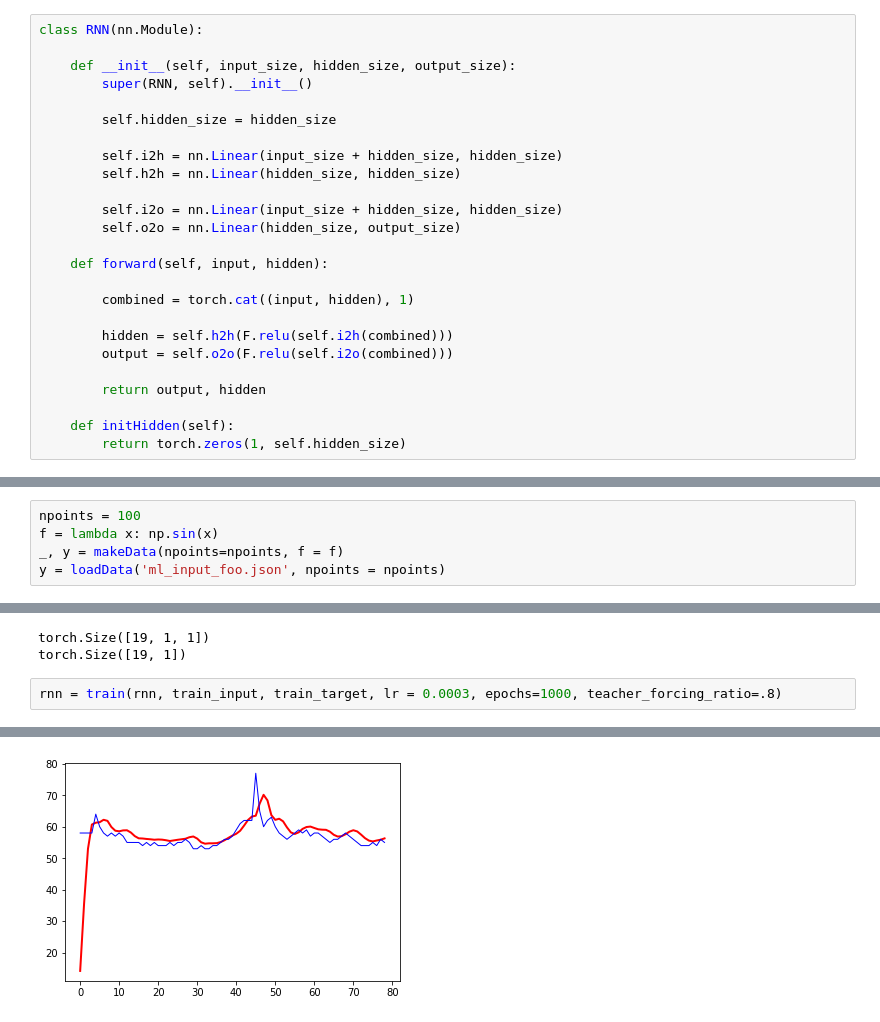
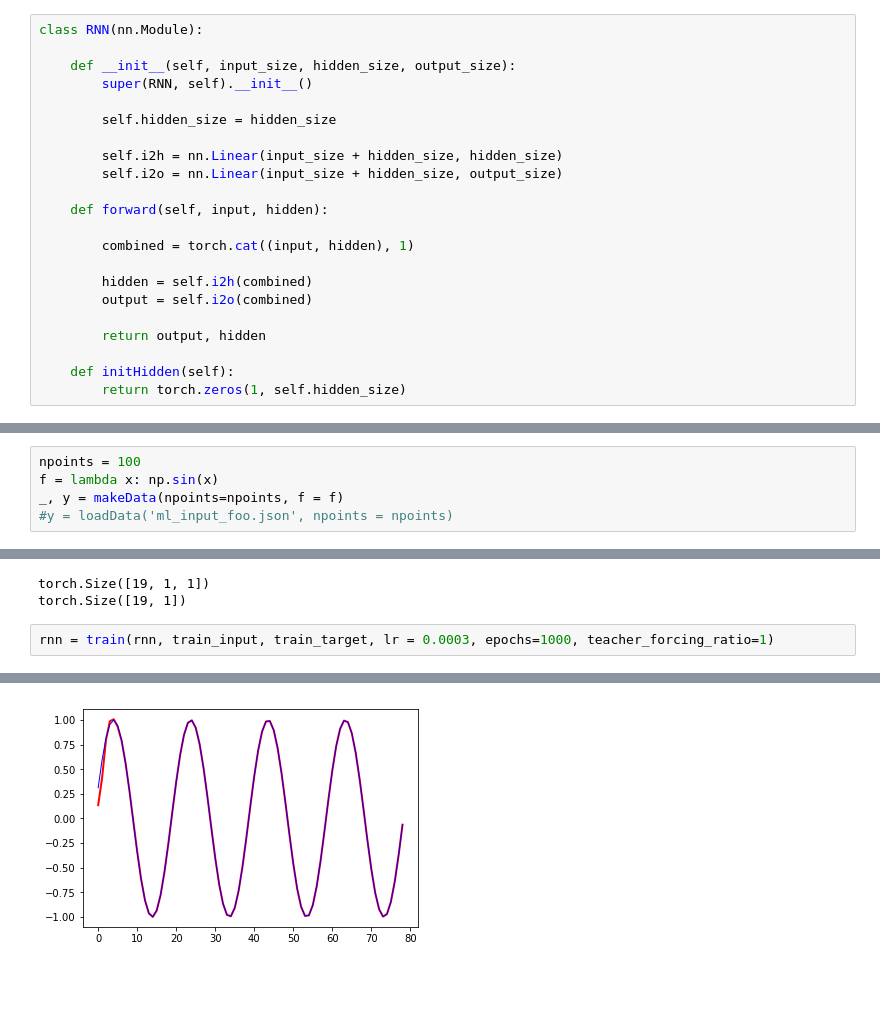
Before and after one commit to a-laughlin/3308proj, a Jupyter notebook: machine_learning/forge/Recurrent_Neural_Network.ipynb, the cells around one changed output, grey strips where cells are left out. Drawn from its saved outputs; the diff is of its cells as text; blank space fills up the shorter version.

```diff
--- a/machine_learning/forge/Recurrent_Neural_Network.ipynb
+++ b/machine_learning/forge/Recurrent_Neural_Network.ipynb
@@ -21,17 +21,14 @@ class RNN(nn.Module):
         self.hidden_size = hidden_size
 
         self.i2h = nn.Linear(input_size + hidden_size, hidden_size)
-        self.h2h = nn.Linear(hidden_size, hidden_size)
-
-        self.i2o = nn.Linear(input_size + hidden_size, hidden_size)
-        self.o2o = nn.Linear(hidden_size, output_size)
+        self.i2o = nn.Linear(input_size + hidden_size, output_size)
 
     def forward(self, input, hidden):
 
         combined = torch.cat((input, hidden), 1)
 
-        hidden = self.h2h(F.relu(self.i2h(combined)))
-        output = self.o2o(F.relu(self.i2o(combined)))
+        hidden = self.i2h(combined)
+        output = self.i2o(combined)
 
         return output, hidden
 
@@ -201,4 +246,4 @@ rnn = RNN(n_input, n_hidden, n_output)
 npoints = 100
 f = lambda x: np.sin(x)
 _, y = makeData(npoints=npoints, f = f)
-y = loadData('ml_input_foo.json', npoints = npoints)
+#y = loadData('ml_input_foo.json', npoints = npoints)
@@ -221,5 +270,5 @@ print(test_target.size())
 torch.Size([19, 1, 1])
 torch.Size([19, 1])
 # %%
-rnn = train(rnn, train_input, train_target, lr = 0.0003, epochs=1000, teacher_forcing_ratio=.8)
+rnn = train(rnn, train_input, train_target, lr = 0.0003, epochs=1000, teacher_forcing_ratio=1)
 # %% [output]
@@ -243,4 +287,4 @@ epoch 975, loss 41806.90234375, teacher forcing: False
-[figure, old version]
+[figure, new version]
 # %%
 predict(rnn, train_input, train_target, test_input, test_target, future = 50)
 # %% [output]
```
Also changed, not shown: parts of 16 cells of this notebook, 6 other files.
